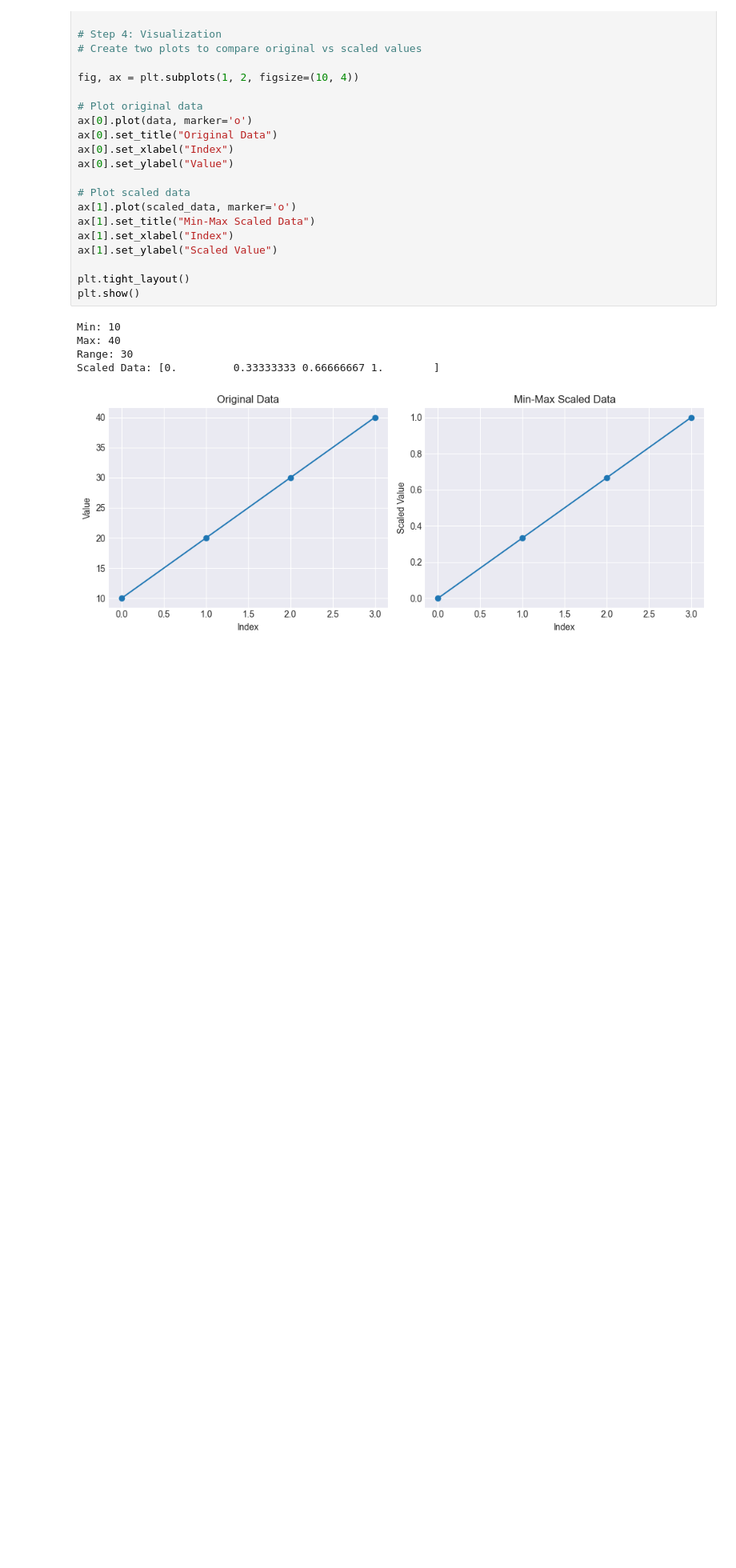
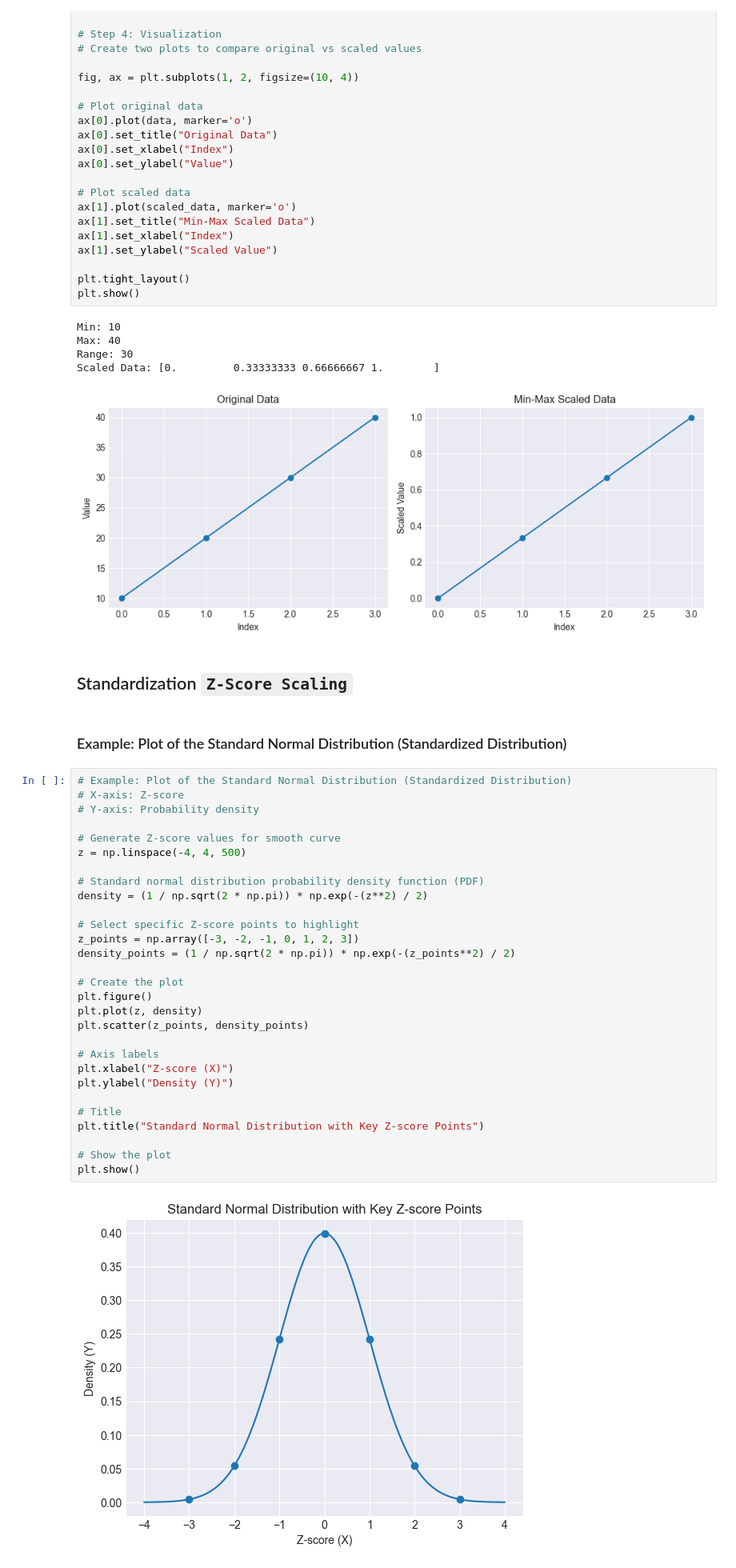
Before and after one commit to DavidCalebChaparroOrozco/Hands-OnMachineLearningwithScikit-LearnandPyTorch-Aur-lienG-ron, a Jupyter notebook: DataloadingExplorationPreparation/PracticeHousingDataset.ipynb, the cells around one changed output. Shown at 80% size. Cells and saved outputs as stored; diff of their text form; blank space fills up the shorter version.

```diff
--- a/DataloadingExplorationPreparation/PracticeHousingDataset.ipynb
+++ b/DataloadingExplorationPreparation/PracticeHousingDataset.ipynb
@@ -738,3 +757,38 @@ Max: 40
 Range: 30
 Scaled Data: [0.         0.33333333 0.66666667 1.        ]
 [figure]
+# %% [markdown]
+## Standardization `Z-Score Scaling`
+# %% [markdown]
+### Example: Plot of the Standard Normal Distribution (Standardized Distribution)
+# %%
+# Example: Plot of the Standard Normal Distribution (Standardized Distribution)
+# X-axis: Z-score
+# Y-axis: Probability density
+
+# Generate Z-score values for smooth curve
+z = np.linspace(-4, 4, 500)
+
+# Standard normal distribution probability density function (PDF)
+density = (1 / np.sqrt(2 * np.pi)) * np.exp(-(z**2) / 2)
+
+# Select specific Z-score points to highlight
+z_points = np.array([-3, -2, -1, 0, 1, 2, 3])
+density_points = (1 / np.sqrt(2 * np.pi)) * np.exp(-(z_points**2) / 2)
+
+# Create the plot
+plt.figure()
+plt.plot(z, density)
+plt.scatter(z_points, density_points)
+
+# Axis labels
+plt.xlabel("Z-score (X)")
+plt.ylabel("Density (Y)")
+
+# Title
+plt.title("Standard Normal Distribution with Key Z-score Points")
+
+# Show the plot
+plt.show()
+# %% [output]
+[figure, added]
```
Also changed, not shown: parts of 14 cells of this notebook, 4 other files.
